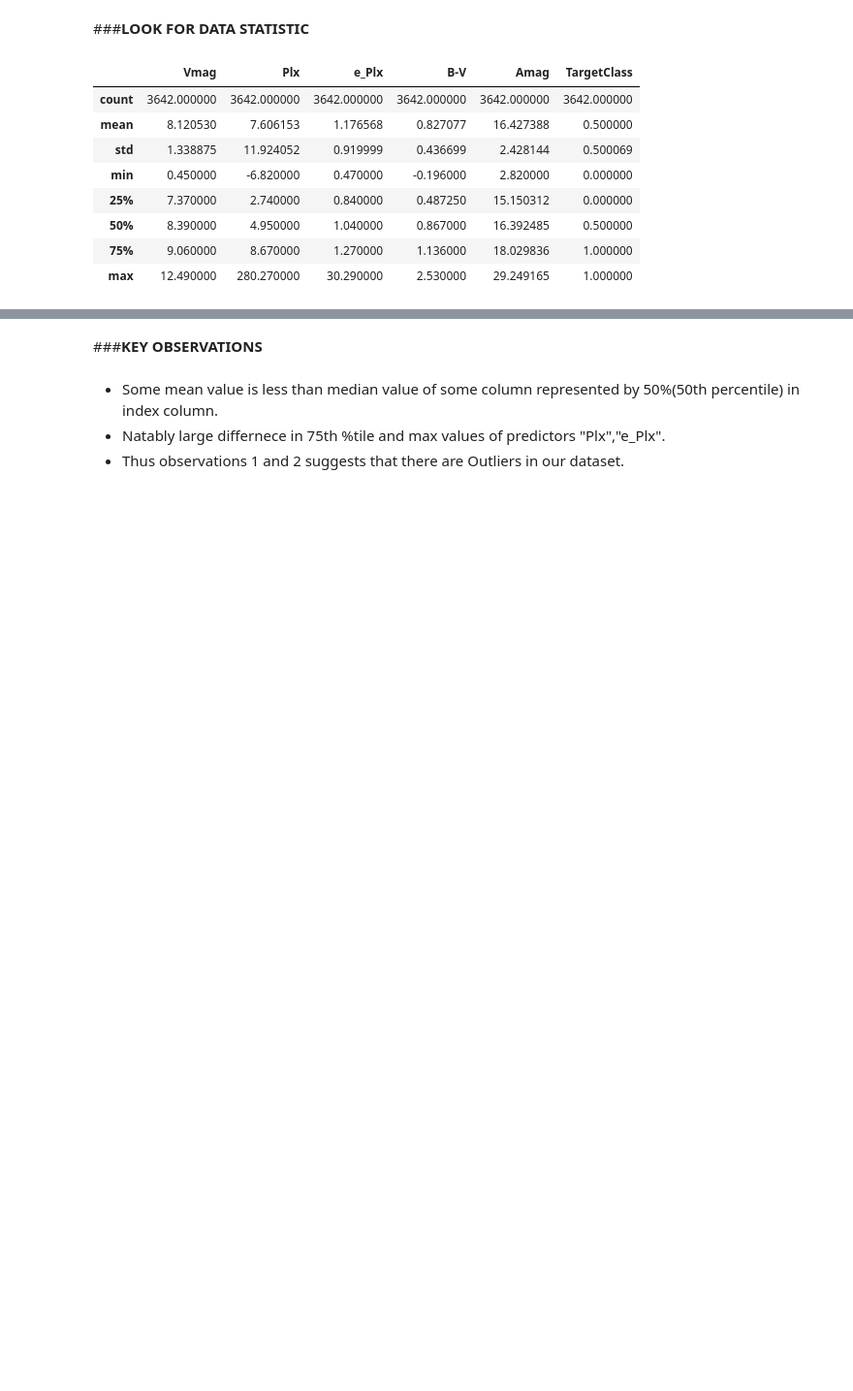
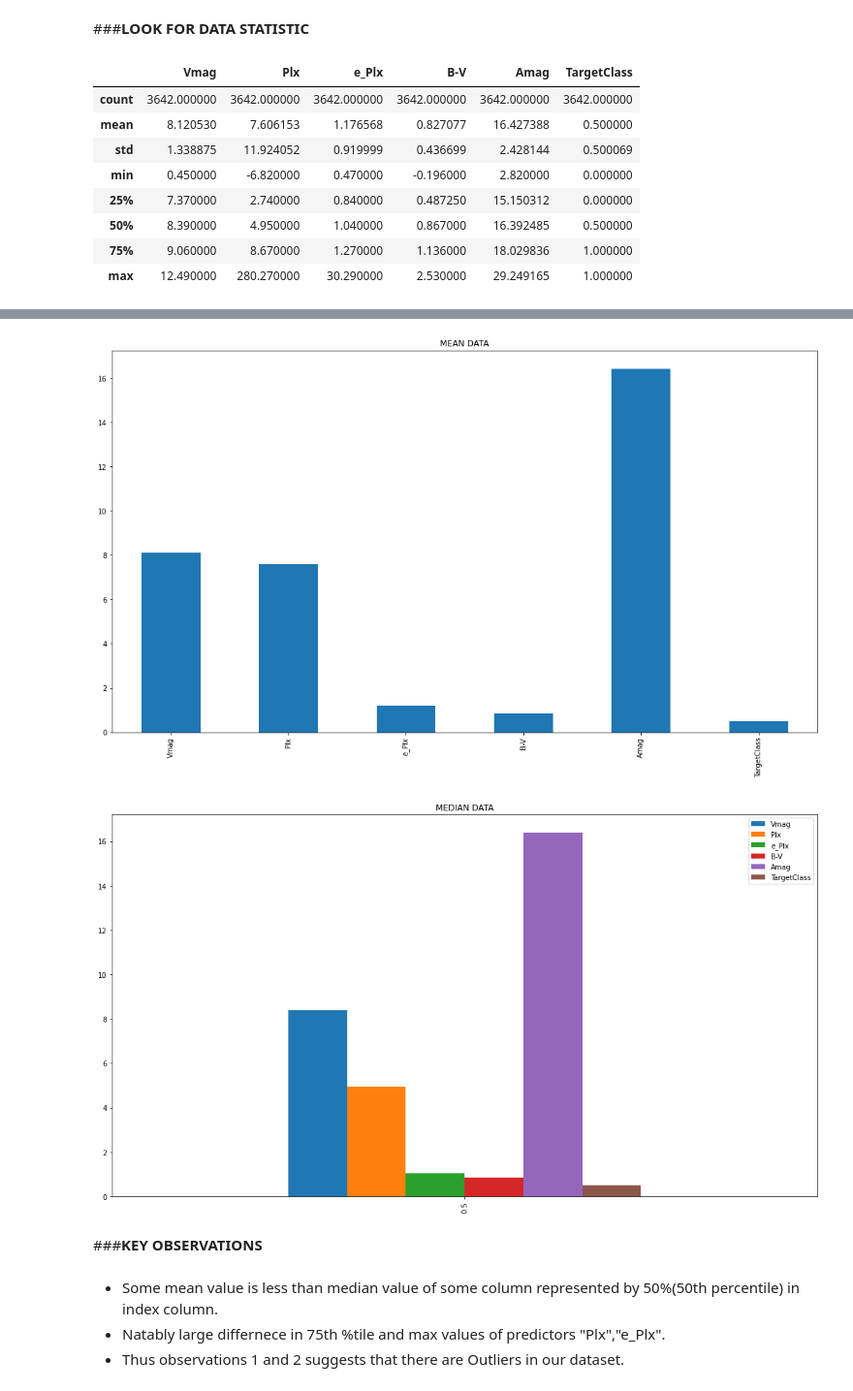
Before and after one commit to fawazdhianabil/Subject-Big-Data, a Jupyter notebook: MATHANABILAF_1800015042_UTS_BIG_DATA.ipynb, the cells around one changed output, grey strips where cells are left out. Shown at 97% size. Cells and saved outputs as stored; diff of their text form; code cells hidden in the pictures; blank space fills up the shorter version.

```diff
--- a/MATHANABILAF_1800015042_UTS_BIG_DATA.ipynb
+++ b/MATHANABILAF_1800015042_UTS_BIG_DATA.ipynb
@@ -203,3 +206,16 @@ plt.show()
+# %%
+#show data mean using matplotlib
+df_st.mean().plot(kind='bar',figsize=(18,10))
+plt.title('MEAN DATA')
+
+#show data quantile 0.5 or median using matplotlib
+df_st.quantile([0.50]).plot(kind='bar',figsize=(18,10))
+plt.title('MEDIAN DATA')
+
+plt.show()
+# %% [output]
+[figure, added]
+[figure, added]
 # %% [markdown]
 ###**KEY OBSERVATIONS**
 # %% [markdown]
```
Also changed, not shown: parts of 2 cells of this notebook.
